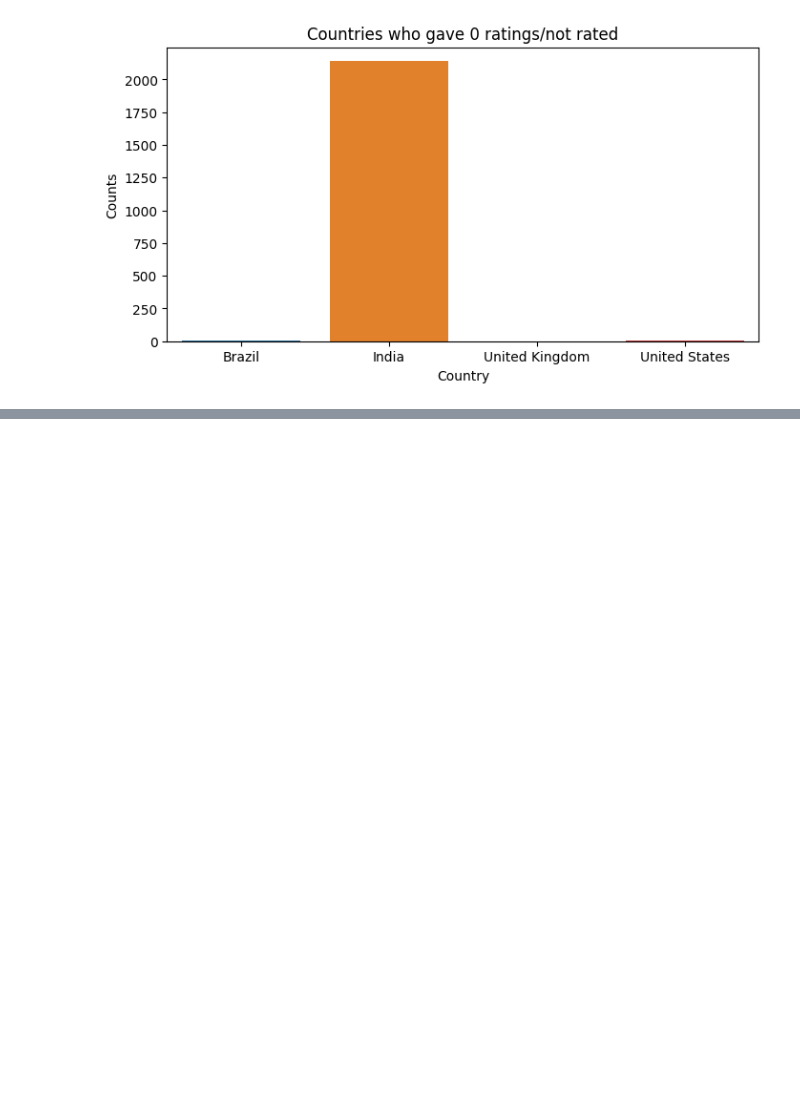
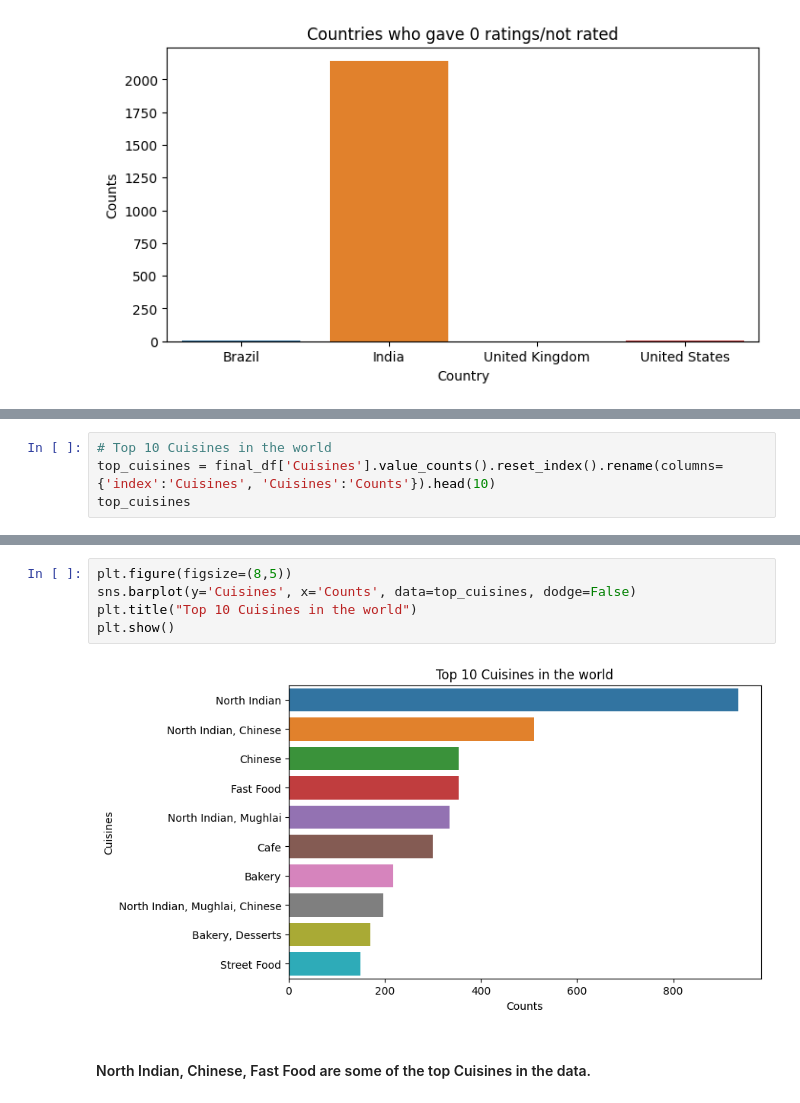
Before and after one commit to Akshay-Paunikar/EDA_and_Feature_Engineering, a Jupyter notebook: Day_1_Zomato_Dataset/Day_1_Zomato_Dataset.ipynb, the cells around one changed output, grey strips where cells are left out. Cells and saved outputs as stored; diff of their text form; blank space fills up the shorter version.

```diff
--- a/Day_1_Zomato_Dataset/Day_1_Zomato_Dataset.ipynb
+++ b/Day_1_Zomato_Dataset/Day_1_Zomato_Dataset.ipynb
@@ -397,0 +494,4 @@ plt.show()
+# %%
+# Top 10 Cuisines in the world
+top_cuisines = final_df['Cuisines'].value_counts().reset_index().rename(columns={'index':'Cuisines', 'Cuisines':'Counts'}).head(10)
+top_cuisines
@@ -397,0 +510,9 @@ plt.show()
+# %%
+plt.figure(figsize=(8,5))
+sns.barplot(y='Cuisines', x='Counts', data=top_cuisines, dodge=False)
+plt.title("Top 10 Cuisines in the world")
+plt.show()
+# %% [output]
+[figure, added]
+# %% [markdown]
+#### North Indian, Chinese, Fast Food are some of the top Cuisines in the data.
```
Also changed, not shown: parts of 30 cells of this notebook.
